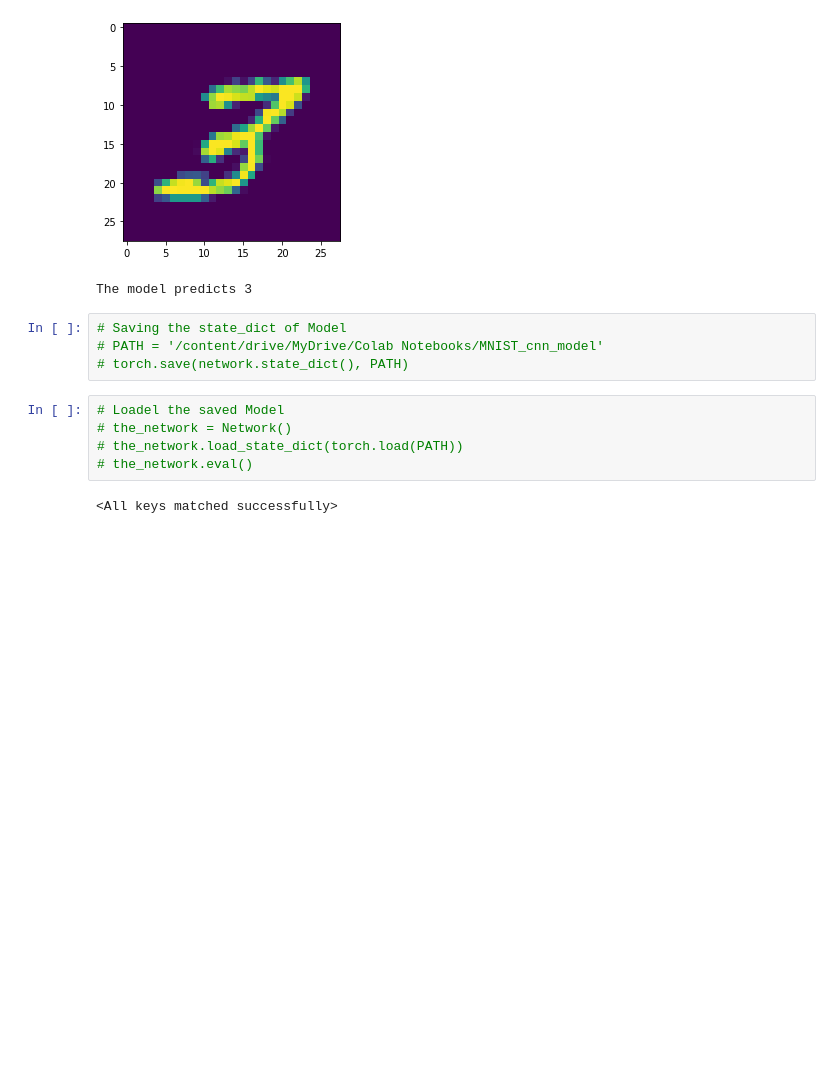
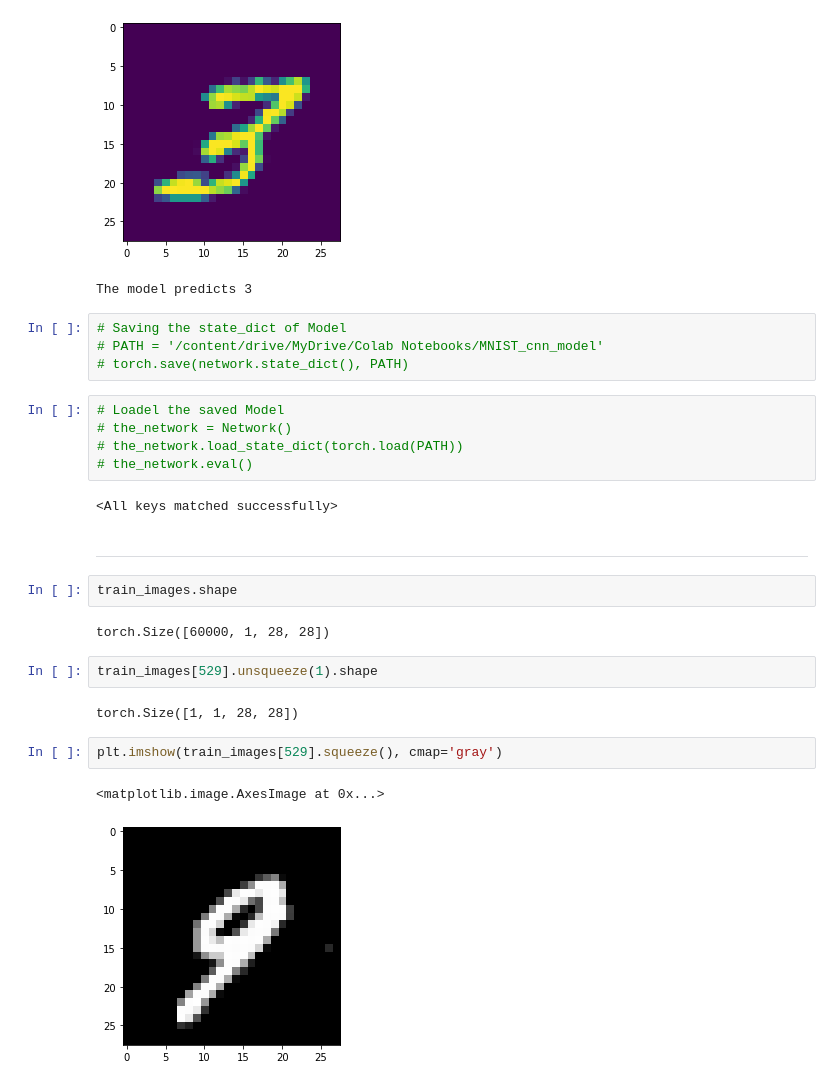
Before and after one commit to ABD-01/MNIST, a Jupyter notebook: CNN Model/MNIST_using_CNN_in_pytorch.ipynb, the cells around one changed output. Cells and saved outputs as stored; diff of their text form; blank space fills up the shorter version.

```diff
--- a/CNN Model/MNIST_using_CNN_in_pytorch.ipynb
+++ b/CNN Model/MNIST_using_CNN_in_pytorch.ipynb
@@ -214,3 +214,18 @@ The model predicts 3
 # the_network.eval()
 # %% [output]
 <All keys matched successfully>
+# %% [markdown]
+-------------------------------------------------------------------
+# %%
+train_images.shape
+# %% [output]
+torch.Size([60000, 1, 28, 28])
+# %%
+train_images[529].unsqueeze(1).shape
+# %% [output]
+torch.Size([1, 1, 28, 28])
+# %%
+plt.imshow(train_images[529].squeeze(), cmap='gray')
+# %% [output]
+<matplotlib.image.AxesImage at 0x...>
+[figure, added]
```
Also changed, not shown: parts of 5 cells of this notebook.
